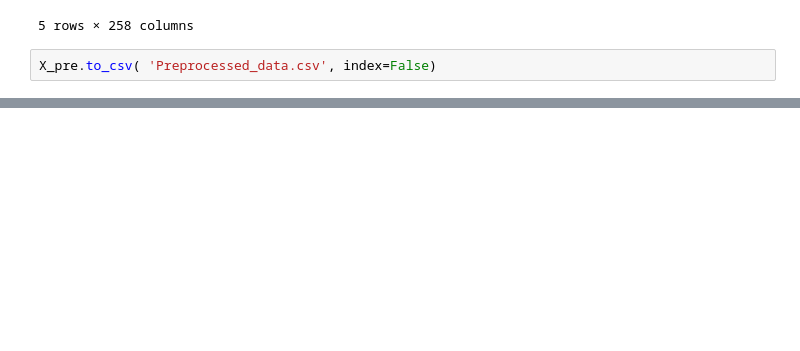
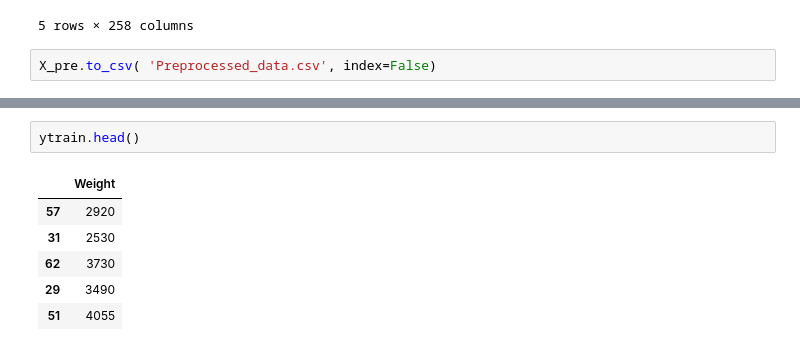
Before and after one commit to comprohitp19/Machine-Learning, a Jupyter notebook: Data Preprocessing.ipynb, the cells around one changed output, grey strips where cells are left out. Cells and saved outputs as stored; diff of their text form; blank space fills up the shorter version.

```diff
--- a/Data Preprocessing.ipynb
+++ b/Data Preprocessing.ipynb
@@ -332,0 +370,9 @@ X_pre.to_csv( 'Preprocessed_data.csv', index=False)
+# %%
+ytrain.head()
+# %% [output]
+|  | Weight |
+| 57 | 2920 |
+| 31 | 2530 |
+| 62 | 3730 |
+| 29 | 3490 |
+| 51 | 4055 |
```
Also changed, not shown: parts of 9 cells of this notebook.
